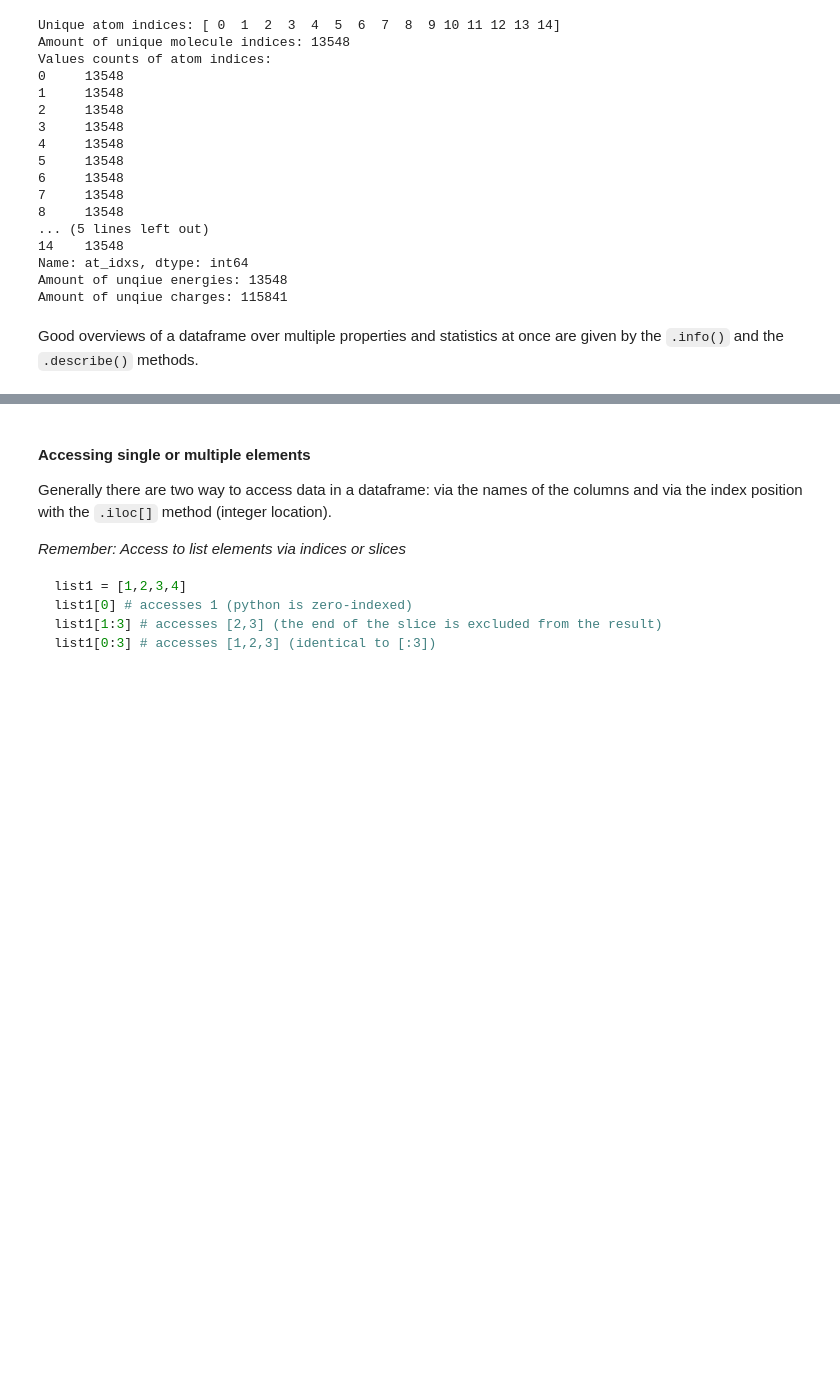
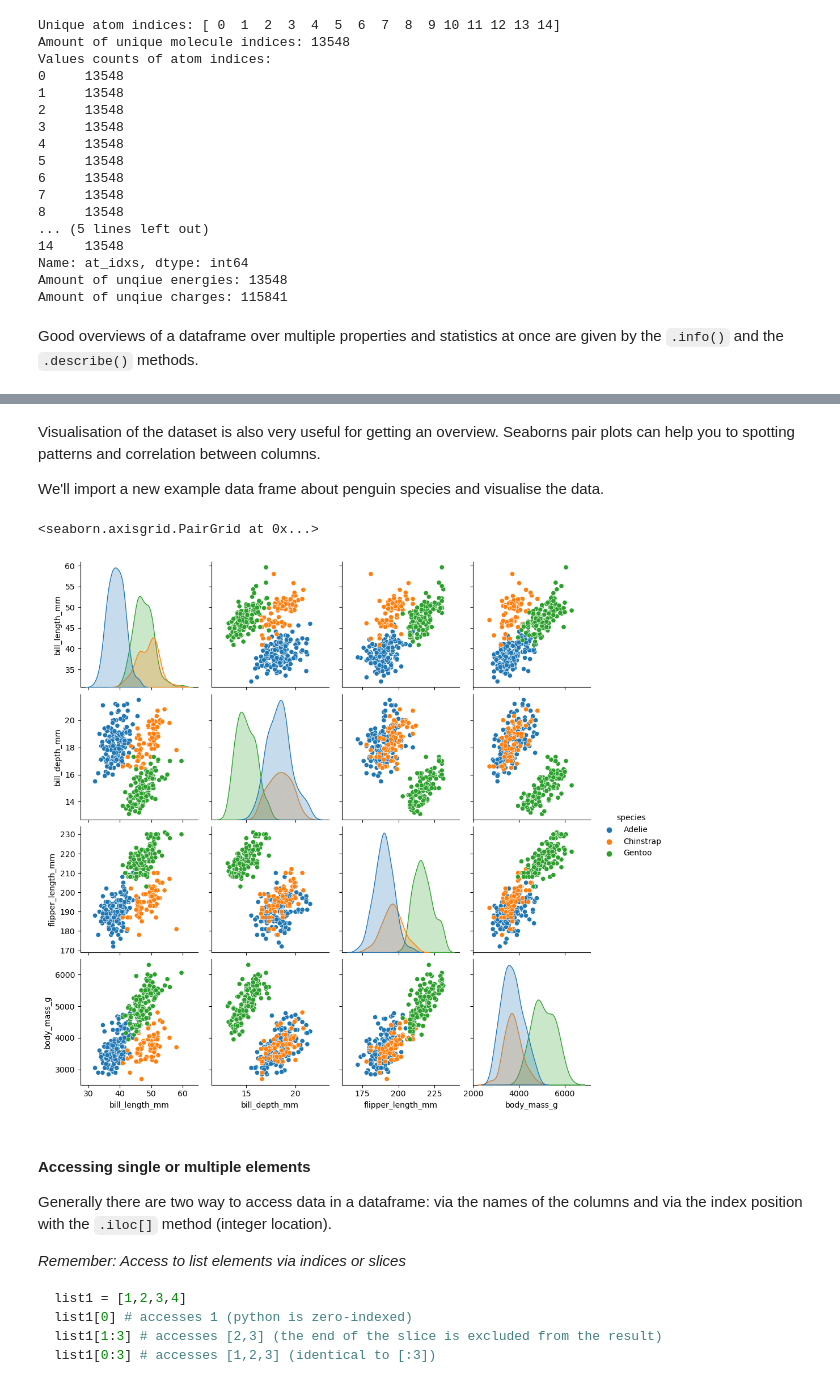
Before and after one commit to Tacitus523/ml4chem, a Jupyter notebook: Crashkurse/1.1_Pandas_Crashcourse.ipynb, the cells around one changed output, grey strips where cells are left out. Drawn from its saved outputs; the diff is of its cells as text; code cells hidden in the pictures; blank space fills up the shorter version.

```diff
--- a/Crashkurse/1.1_Pandas_Crashcourse.ipynb
+++ b/Crashkurse/1.1_Pandas_Crashcourse.ipynb
@@ -163,3 +174,13 @@ max    13,547.00      14.00       0.14       0.06                0.09
+# %% [markdown]
+Visualisation of the dataset is also very useful for getting an overview. Seaborns pair plots can help you to spotting patterns and correlation between columns.
+
+We'll import a new example data frame about penguin species and visualise the data.
+# %%
+penguin_df = sns.load_dataset("penguins")
+sns.pairplot(penguin_df, hue="species")
+# %% [output]
+<seaborn.axisgrid.PairGrid at 0x...>
+[figure, added]
 # %% [markdown]
 #### Accessing single or multiple elements
 
```
Also changed, not shown: parts of 16 cells of this notebook, 2 other files.
